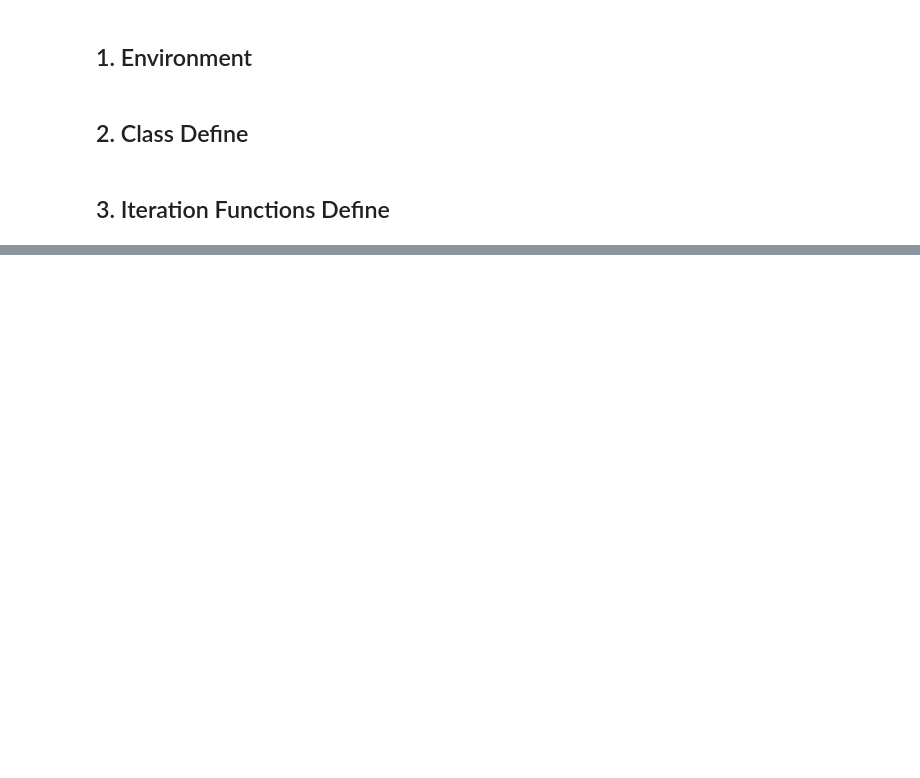
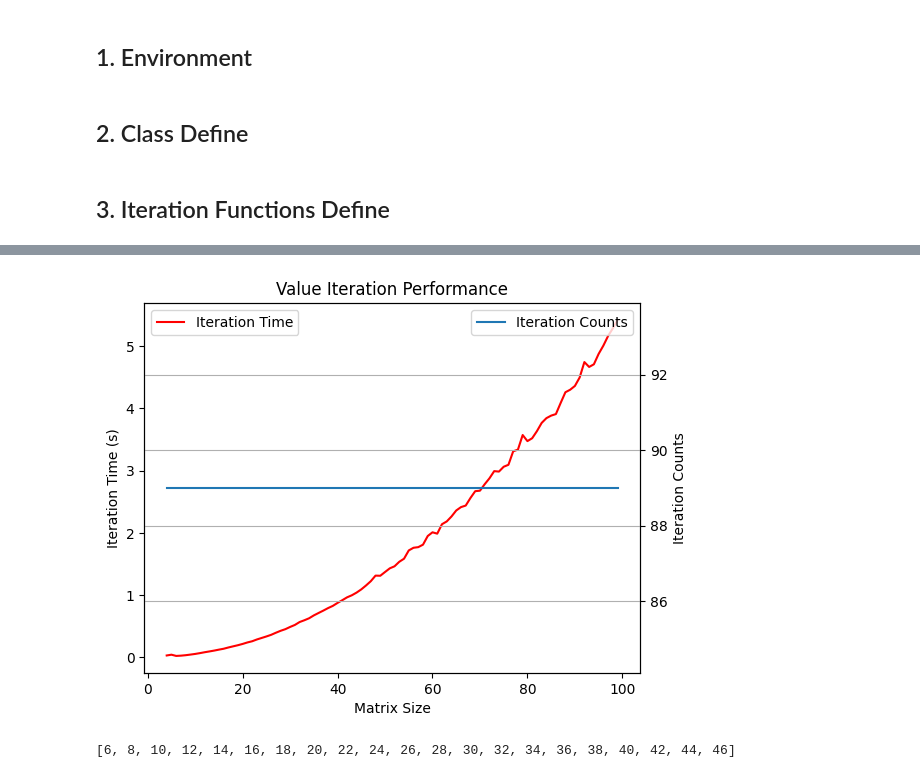
Before and after one commit to LuminolT/reinforcement-learning-exp, a Jupyter notebook: 01-DP-homework.ipynb, the cells around one changed output, grey strips where cells are left out. Cells and saved outputs as stored; diff of their text form; code cells hidden in the pictures; blank space fills up the shorter version.

```diff
--- a/01-DP-homework.ipynb
+++ b/01-DP-homework.ipynb
@@ -381,0 +520,29 @@ Evaluation: [reward] 1.0 [step] 14
+# %%
+import matplotlib.pyplot as plt
+
+fig = plt.figure()
+
+ax = fig.add_subplot()
+
+ax.plot(nums, value_time, label='Iteration Time', color='r')
+ax.set_ylabel('Iteration Time (s)')
+ax.legend(loc='upper left')
+# ax.set_ylim(0, 40)
+
+ax2 = ax.twinx()
+ax2.plot(nums, value_iters, label='Iteration Counts')
+ax2.set_ylabel("Iteration Counts")
+# ax2.set_ylim(60, 100)
+ax2.legend(loc='upper right')
+
+ax.set_xlabel("Matrix Size")
+
+plt.title('Value Iteration Performance')
+plt.grid()
+plt.show()
+# %% [output]
+[figure, added]
+# %%
+print(policy_step)
+# %% [output]
+[6, 8, 10, 12, 14, 16, 18, 20, 22, 24, 26, 28, 30, 32, 34, 36, 38, 40, 42, 44, 46]
```
Also changed, not shown: parts of 11 cells of this notebook.
